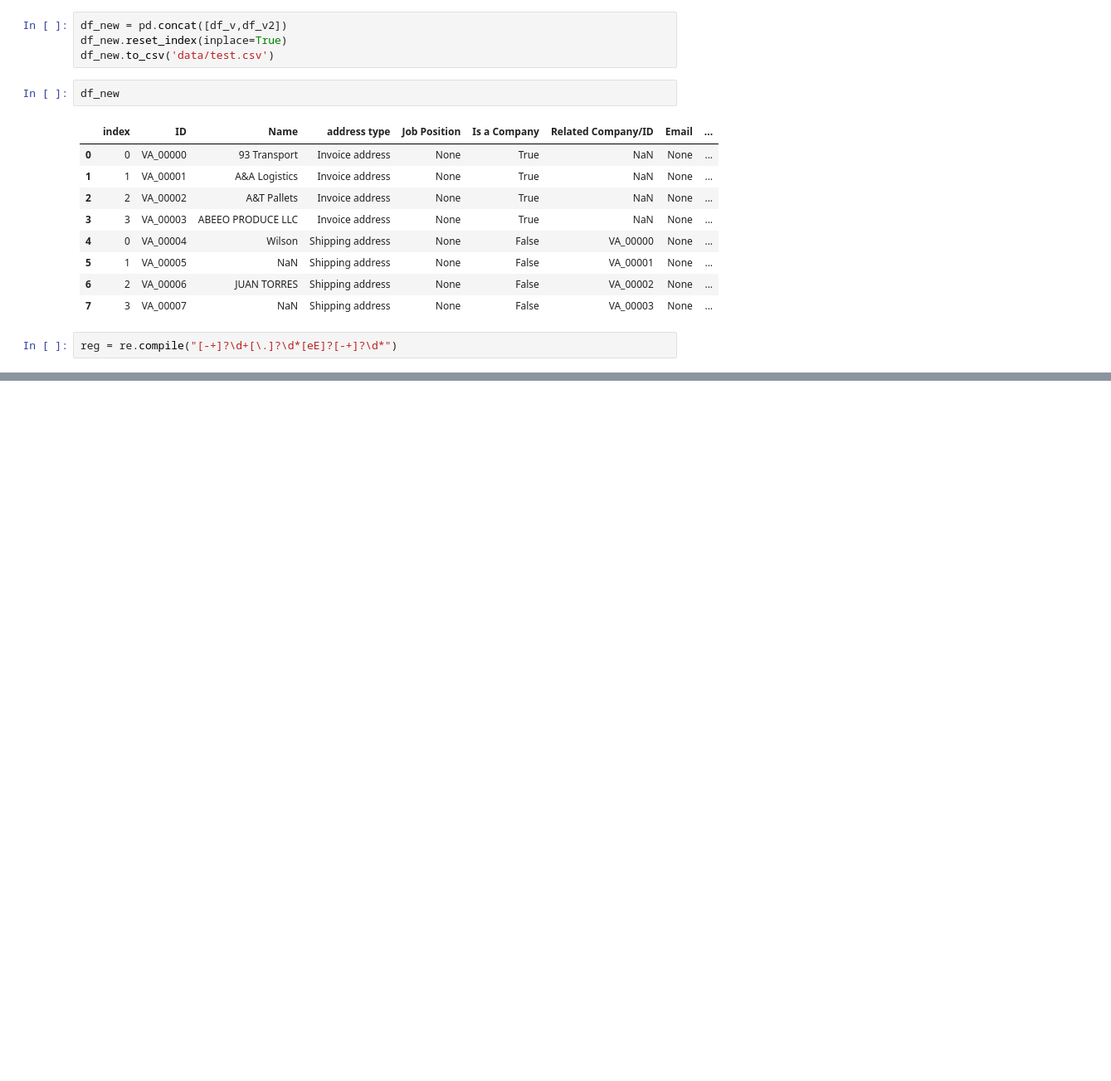
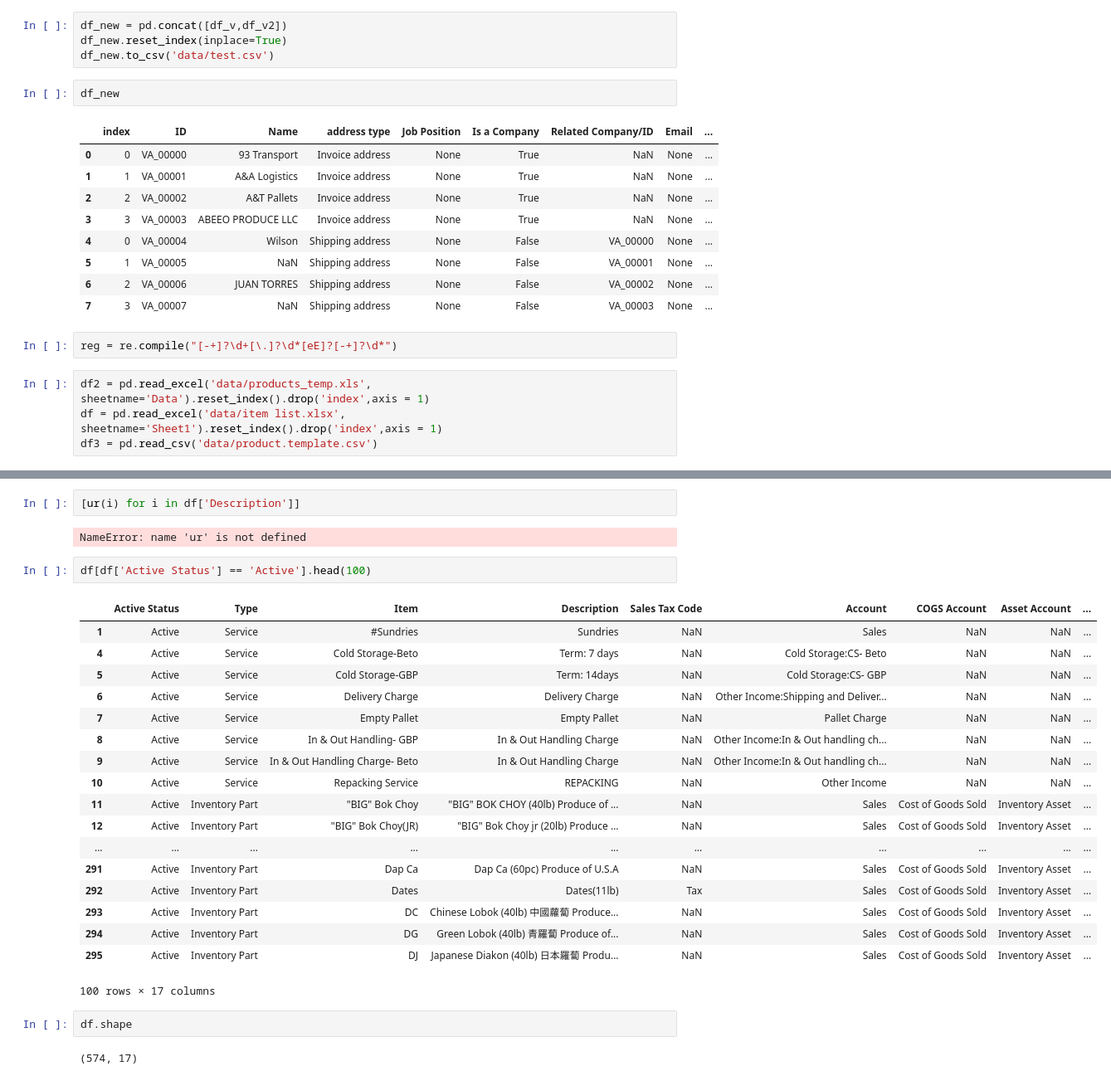
Before and after one commit to kennethcc2005/gbpusa_erp, a Jupyter notebook: Untitled.ipynb, the cells around one changed output, grey strips where cells are left out. Shown at 83% size. Cells and saved outputs as stored; diff of their text form; blank space fills up the shorter version.

Commit message:
updated import files of vendors, product and customers

```diff
--- a/Untitled.ipynb
+++ b/Untitled.ipynb
@@ -91,3 +91,7 @@ df_new
 | 7 | 3 | VA_00007 | NaN | Shipping address | None | False | VA_00003 | None | ... |
 # %%
 reg = re.compile("[-+]?\d+[\.]?\d*[eE]?[-+]?\d*")
+# %%
+df2 = pd.read_excel('data/products_temp.xls', sheetname='Data').reset_index().drop('index',axis = 1)
+df = pd.read_excel('data/item list.xlsx', sheetname='Sheet1').reset_index().drop('index',axis = 1)
+df3 = pd.read_csv('data/product.template.csv')
@@ -93,0 +126,29 @@ reg = re.compile("[-+]?\d+[\.]?\d*[eE]?[-+]?\d*")
+# %%
+[ur(i) for i in df['Description']]
+# %% [output]
+NameError: name 'ur' is not defined
+# %%
+df[df['Active Status'] == 'Active'].head(100)
+# %% [output]
+|  | Active Status | Type | Item | Description | Sales Tax Code | Account | COGS Account | Asset Account | ... |
+| 1 | Active | Service | #Sundries | Sundries | NaN | Sales | NaN | NaN | ... |
+| 4 | Active | Service | Cold Storage-Beto | Term: 7 days | NaN | Cold Storage:CS- Beto | NaN | NaN | ... |
+| 5 | Active | Service | Cold Storage-GBP | Term: 14days | NaN | Cold Storage:CS- GBP | NaN | NaN | ... |
+| 6 | Active | Service | Delivery Charge | Delivery Charge | NaN | Other Income:Shipping and Deliver... | NaN | NaN | ... |
+| 7 | Active | Service | Empty Pallet | Empty Pallet | NaN | Pallet Charge | NaN | NaN | ... |
+| 8 | Active | Service | In & Out Handling- GBP | In & Out Handling Charge | NaN | Other Income:In & Out handling ch... | NaN | NaN | ... |
+| 9 | Active | Service | In & Out Handling Charge- Beto | In & Out Handling Charge | NaN | Other Income:In & Out handling ch... | NaN | NaN | ... |
+| 10 | Active | Service | Repacking Service | REPACKING | NaN | Other Income | NaN | NaN | ... |
+| 11 | Active | Inventory Part | "BIG" Bok Choy | "BIG" BOK CHOY (40lb) Produce of ... | NaN | Sales | Cost of Goods Sold | Inventory Asset | ... |
+| 12 | Active | Inventory Part | "BIG" Bok Choy(JR) | "BIG" Bok Choy jr (20lb) Produce ... | NaN | Sales | Cost of Goods Sold | Inventory Asset | ... |
+| ... | ... | ... | ... | ... | ... | ... | ... | ... | ... |
+| 291 | Active | Inventory Part | Dap Ca | Dap Ca (60pc) Produce of U.S.A | NaN | Sales | Cost of Goods Sold | Inventory Asset | ... |
+| 292 | Active | Inventory Part | Dates | Dates(11lb) | Tax | Sales | Cost of Goods Sold | Inventory Asset | ... |
+| 293 | Active | Inventory Part | DC | Chinese Lobok (40lb) 中國蘿蔔 Produce... | NaN | Sales | Cost of Goods Sold | Inventory Asset | ... |
+| 294 | Active | Inventory Part | DG | Green Lobok (40lb) 青羅蔔 Produce of... | NaN | Sales | Cost of Goods Sold | Inventory Asset | ... |
+| 295 | Active | Inventory Part | DJ | Japanese Diakon (40lb) 日本羅蔔 Produ... | NaN | Sales | Cost of Goods Sold | Inventory Asset | ... |
+100 rows × 17 columns
+# %%
+df.shape
+# %% [output]
+(574, 17)
```
Also changed, not shown: parts of 4 cells of this notebook, 8 other files.
